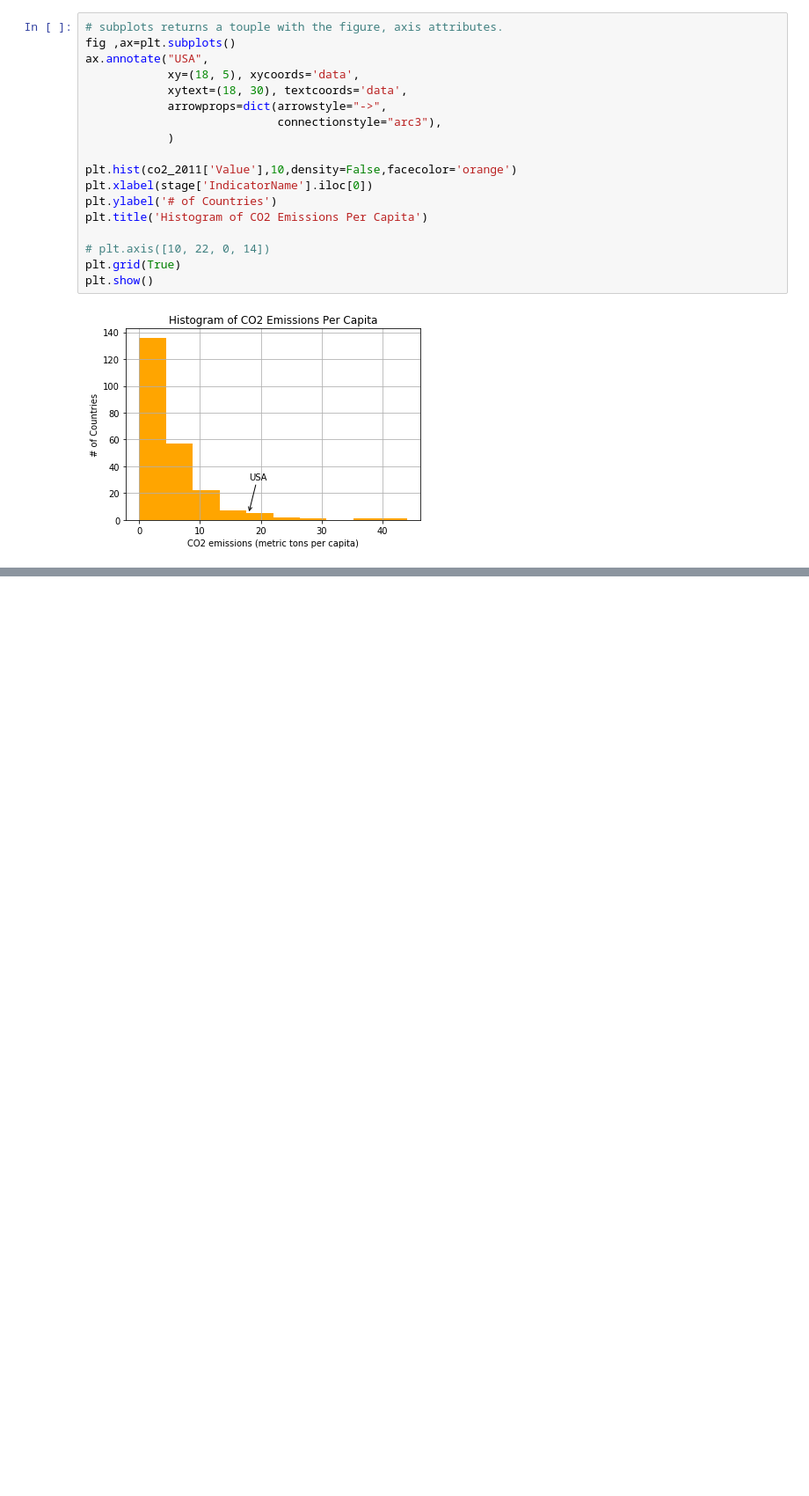
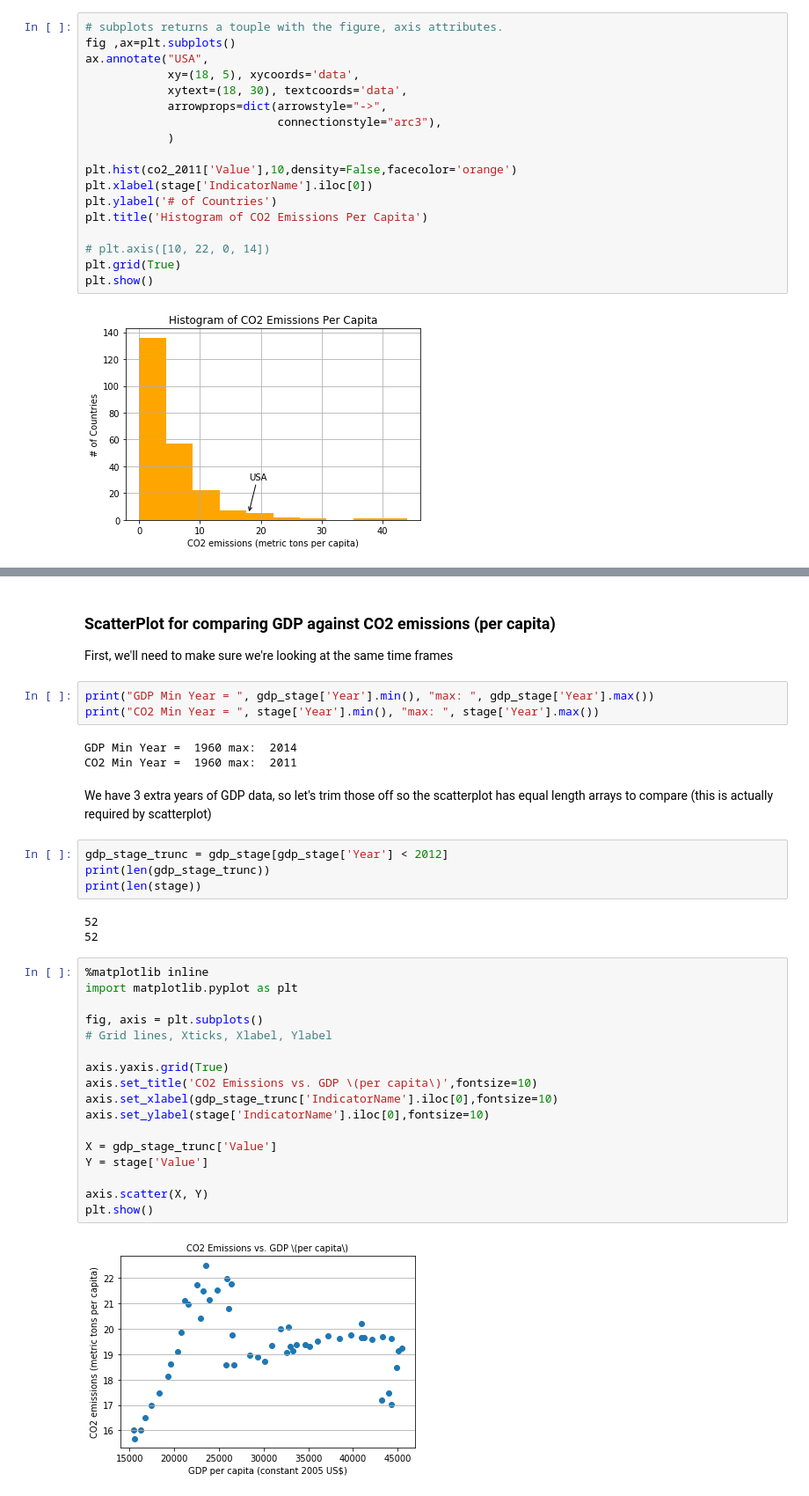
Before and after one commit to Atif8Ted/Python_for_dataScience_edx_UCSandiegoX, a Jupyter notebook: week5/Week5_Lecture_1.ipynb, the cells around one changed output, grey strips where cells are left out. Shown at 88% size. Saved outputs shown, nothing was run; the diff lists cells and outputs as text; blank space fills up the shorter version.

```diff
--- a/week5/Week5_Lecture_1.ipynb
+++ b/week5/Week5_Lecture_1.ipynb
@@ -255,0 +303,38 @@ plt.show()
+# %% [markdown]
+### ScatterPlot for comparing GDP against CO2 emissions (per capita)
+
+First, we'll need to make sure we're looking at the same time frames
+# %%
+print("GDP Min Year = ", gdp_stage['Year'].min(), "max: ", gdp_stage['Year'].max())
+print("CO2 Min Year = ", stage['Year'].min(), "max: ", stage['Year'].max())
+# %% [output]
+GDP Min Year =  1960 max:  2014
+CO2 Min Year =  1960 max:  2011
+# %% [markdown]
+We have 3 extra years of GDP data, so let's trim those off so the scatterplot has equal length arrays to compare (this is actually required by scatterplot)
+# %%
+gdp_stage_trunc = gdp_stage[gdp_stage['Year'] < 2012]
+print(len(gdp_stage_trunc))
+print(len(stage))
+# %% [output]
+52
+52
+# %%
+%matplotlib inline
+import matplotlib.pyplot as plt
+
+fig, axis = plt.subplots()
+# Grid lines, Xticks, Xlabel, Ylabel
+
+axis.yaxis.grid(True)
+axis.set_title('CO2 Emissions vs. GDP \(per capita\)',fontsize=10)
+axis.set_xlabel(gdp_stage_trunc['IndicatorName'].iloc[0],fontsize=10)
+axis.set_ylabel(stage['IndicatorName'].iloc[0],fontsize=10)
+
+X = gdp_stage_trunc['Value']
+Y = stage['Value']
+
+axis.scatter(X, Y)
+plt.show()
+# %% [output]
+[figure, added]
```
Also changed, not shown: parts of 12 cells of this notebook.
